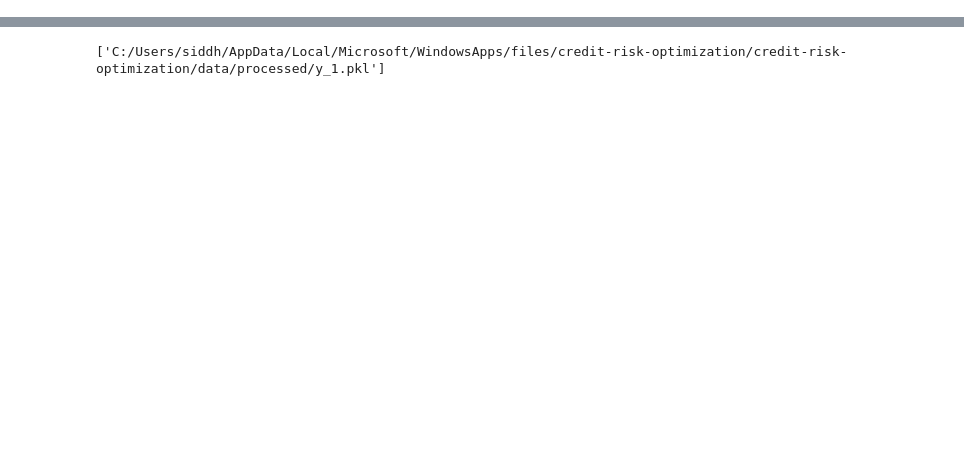
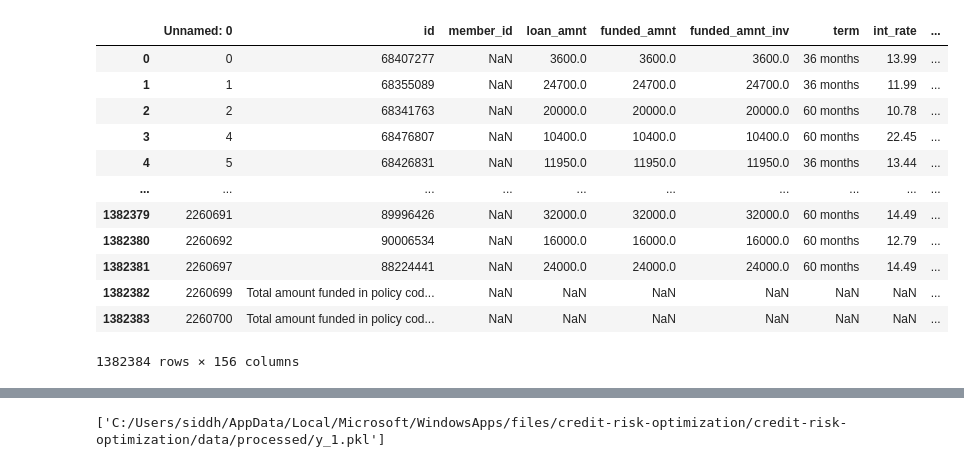
Before and after one commit to siddhantgopi/credit-risk-optimization, a Jupyter notebook: notebooks/02_Preprocessing.ipynb, the cells around one changed output, grey strips where cells are left out. Cells and saved outputs as stored; diff of their text form; code cells hidden in the pictures; blank space fills up the shorter version.

```diff
--- a/notebooks/02_Preprocessing.ipynb
+++ b/notebooks/02_Preprocessing.ipynb
@@ -430,0 +3,4 @@ Name: target, Length: 1860331, dtype: int64
+# %%
+df = pd.read_csv("C:/Users/siddh/AppData/Local/Microsoft/WindowsApps/files/credit-risk-optimization/credit-risk-optimization/data/processed/prelim.csv")
+print(df.shape)
+df.head()
@@ -430,0 +28,19 @@ Name: target, Length: 1860331, dtype: int64
+# %%
+df1 = df
+df1 = df[~df['loan_status'].isin(['Current', 'Issued'])]
+# %%
+df1
+# %% [output]
+|  | Unnamed: 0 | id | member_id | loan_amnt | funded_amnt | funded_amnt_inv | term | int_rate | ... |
+| 0 | 0 | 68407277 | NaN | 3600.0 | 3600.0 | 3600.0 | 36 months | 13.99 | ... |
+| 1 | 1 | 68355089 | NaN | 24700.0 | 24700.0 | 24700.0 | 36 months | 11.99 | ... |
+| 2 | 2 | 68341763 | NaN | 20000.0 | 20000.0 | 20000.0 | 60 months | 10.78 | ... |
+| 3 | 4 | 68476807 | NaN | 10400.0 | 10400.0 | 10400.0 | 60 months | 22.45 | ... |
+| 4 | 5 | 68426831 | NaN | 11950.0 | 11950.0 | 11950.0 | 36 months | 13.44 | ... |
+| ... | ... | ... | ... | ... | ... | ... | ... | ... | ... |
+| 1382379 | 2260691 | 89996426 | NaN | 32000.0 | 32000.0 | 32000.0 | 60 months | 14.49 | ... |
+| 1382380 | 2260692 | 90006534 | NaN | 16000.0 | 16000.0 | 16000.0 | 60 months | 12.79 | ... |
+| 1382381 | 2260697 | 88224441 | NaN | 24000.0 | 24000.0 | 24000.0 | 60 months | 14.49 | ... |
+| 1382382 | 2260699 | Total amount funded in policy cod... | NaN | NaN | NaN | NaN | NaN | NaN | ... |
+| 1382383 | 2260700 | Total amount funded in policy cod... | NaN | NaN | NaN | NaN | NaN | NaN | ... |
+1382384 rows × 156 columns
```
Also changed, not shown: parts of 89 cells of this notebook.
